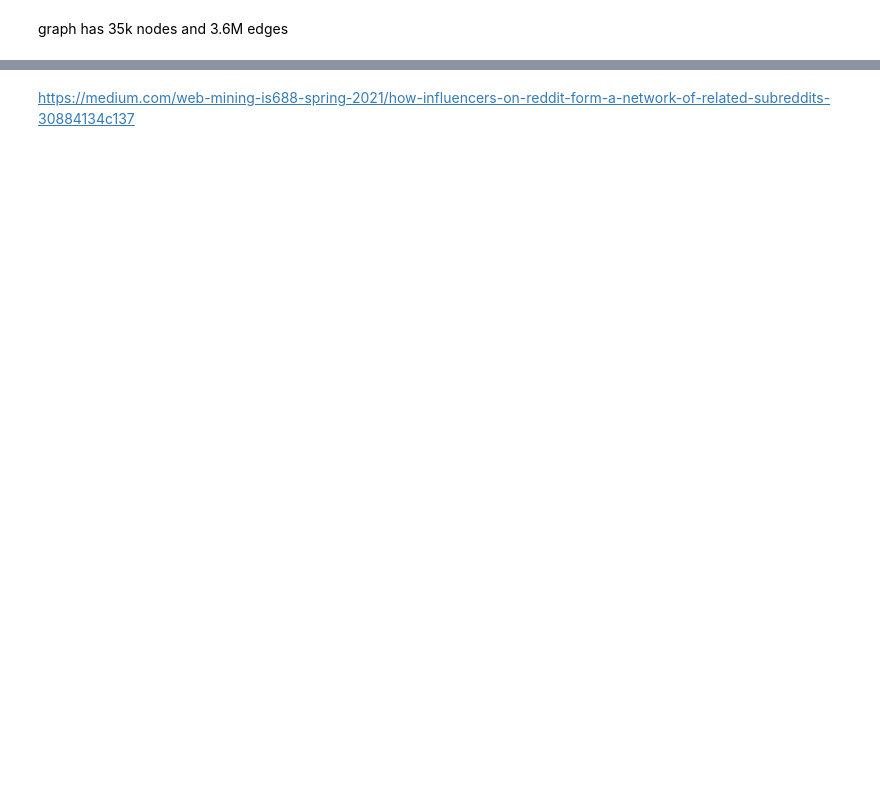
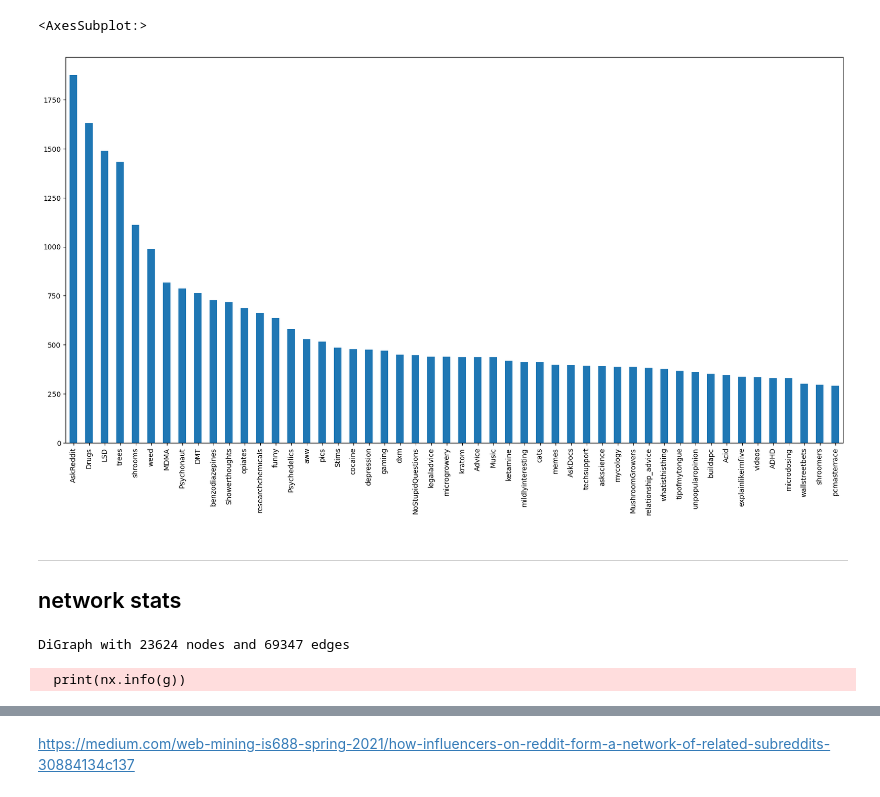
Before and after one commit to social-nlp-lab/reddit-network, a Jupyter notebook: make-network.ipynb, the cells around one changed output, grey strips where cells are left out. Saved outputs shown, nothing was run; the diff lists cells and outputs as text; code cells hidden in the pictures; blank space fills up the shorter version.

```diff
--- a/make-network.ipynb
+++ b/make-network.ipynb
@@ -27,2 +11,0 @@ for sub in unique_nodes:
-# %% [markdown]
-graph has 35k nodes and 3.6M edges
@@ -42,0 +18,5 @@ sub_counts = edges.groupby('subreddit').count()
+# %%
+edges['target'].value_counts().head(50).plot(kind='bar', figsize=(20,10))
+# %% [output]
+<AxesSubplot:>
+[figure, added]
@@ -42,0 +25,4 @@ sub_counts = edges.groupby('subreddit').count()
+# %% [markdown]
+---
+
+## network stats
@@ -42,0 +31,5 @@ sub_counts = edges.groupby('subreddit').count()
+# %%
+print(nx.info(g))
+# %% [output]
+DiGraph with 23624 nodes and 69347 edges
+  print(nx.info(g))
```
Also changed, not shown: parts of 31 cells of this notebook.
